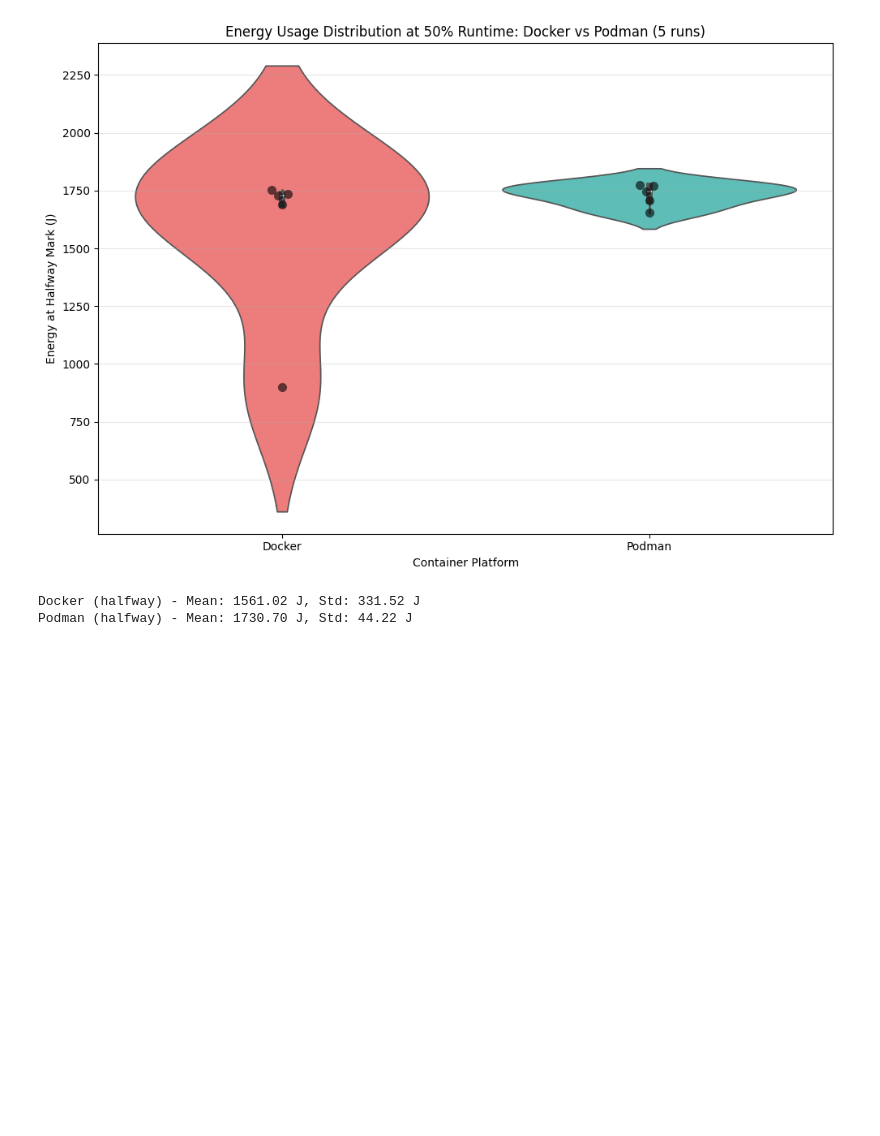
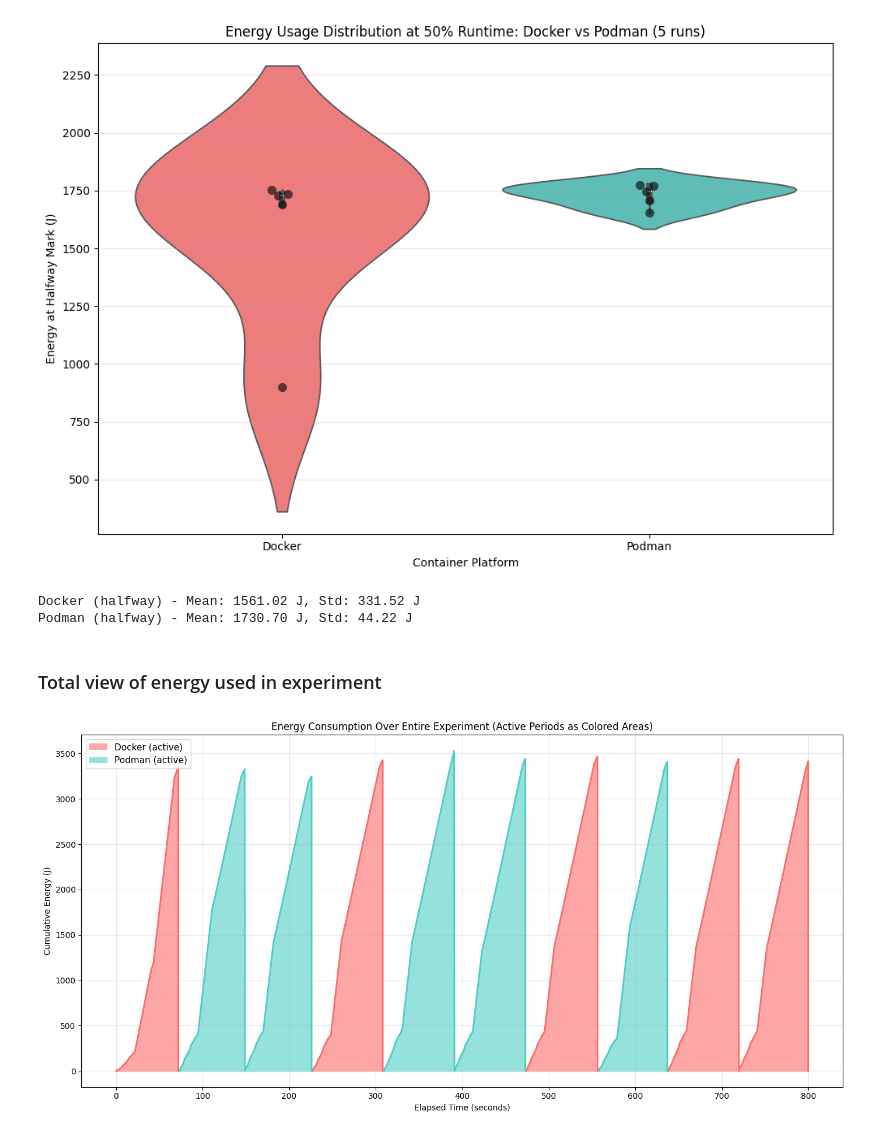
Before and after one commit to KaspervanM/course_sustainableSE-group-10-measurement, a Jupyter notebook: analysis.ipynb, the cells around one changed output. Cells and saved outputs as stored; diff of their text form; code cells hidden in the pictures; blank space fills up the shorter version.

Commit message:
add statistical tests and overview graph

```diff
--- a/analysis.ipynb
+++ b/analysis.ipynb
@@ -279,3 +279,83 @@ Passing `palette` without assigning `hue` is deprecated and will be removed in v
 [figure]
 Docker (halfway) - Mean: 1561.02 J, Std: 331.52 J
 Podman (halfway) - Mean: 1730.70 J, Std: 44.22 J
+# %% [markdown]
+### Total view of energy used in experiment
+# %%
+# Energy plot which shows overview of all experiments
+# Combine all runs with platform labels
+all_samples = []
+
+for df in docker_energy_runs:
+    df_copy = df.copy()
+    df_copy['platform'] = 'Docker'
+    all_samples.append(df_copy)
+
+for df in podman_energy_runs:
+    df_copy = df.copy()
+    df_copy['platform'] = 'Podman'
+    all_samples.append(df_copy)
+
+df_all = pd.concat(all_samples, ignore_index=True)
+
+# Normalize time across entire experiment
+min_time = df_all['Time'].min()
+max_time = df_all['Time'].max()
+df_all['elapsed_time'] = (df_all['Time'] - min_time) / 1000
+
+# Separate by platform
+docker_data = df_all[df_all['platform'] == 'Docker'].sort_values('elapsed_time').reset_index(drop=True)
+podman_data = df_all[df_all['platform'] == 'Podman'].sort_values('elapsed_time').reset_index(drop=True)
+
+# Create plot
+fig, ax = plt.subplots(figsize=(14, 7))
+
+# Plot Docker segments
+docker_segments = []
+current_segment = []
+for idx, row in docker_data.iterrows():
+    current_segment.append(row)
+    # Check if this is the last row or if there's a gap to the next
+    if idx == len(docker_data) - 1 or (docker_data.loc[idx + 1, 'elapsed_time'] - row['elapsed_time']) > 5:
+        docker_segments.append(pd.DataFrame(current_segment))
+        current_segment = []
+
+# Plot each Docker segment with vertical drop
+for segment in docker_segments:
+    segment_with_drop = pd.concat([segment, pd.DataFrame([{'elapsed_time': segment.iloc[-1]['elapsed_time'], 'cumulative_energy': 0}])], ignore_index=True)
+    ax.fill_between(segment_with_drop['elapsed_time'], 0, segment_with_drop['cumulative_energy'],
+                    color='#FF6B6B', alpha=0.6)
+    ax.plot(segment_with_drop['elapsed_time'], segment_with_drop['cumulative_energy'],
+           linewidth=2, color='#FF6B6B')
+
+# Plot Podman segments
+podman_segments = []
+current_segment = []
+for idx, row in podman_data.iterrows():
+    current_segment.append(row)
+    if idx == len(podman_data) - 1 or (podman_data.loc[idx + 1, 'elapsed_time'] - row['elapsed_time']) > 5:
+        podman_segments.append(pd.DataFrame(current_segment))
+        current_segment = []
+
+# Plot each Podman segment with vertical drop
+for segment in podman_segments:
+    segment_with_drop = pd.concat([segment, pd.DataFrame([{'elapsed_time': segment.iloc[-1]['elapsed_time'], 'cumulative_energy': 0}])], ignore_index=True)
+    ax.fill_between(segment_with_drop['elapsed_time'], 0, segment_with_drop['cumulative_energy'],
+                    color='#4ECDC4', alpha=0.6)
+    ax.plot(segment_with_drop['elapsed_time'], segment_with_drop['cumulative_energy'],
+           linewidth=2, color='#4ECDC4')
+
+# Manual legend
+from matplotlib.patches import Patch
+legend_elements = [Patch(facecolor='#FF6B6B', alpha=0.6, label='Docker (active)'),
+                  Patch(facecolor='#4ECDC4', alpha=0.6, label='Podman (active)')]
+ax.legend(handles=legend_elements, loc='best', fontsize=11)
+
+ax.set_xlabel('Elapsed Time (seconds)')
+ax.set_ylabel('Cumulative Energy (J)')
+ax.set_title('Energy Consumption Over Entire Experiment (Active Periods as Colored Areas)')
+ax.grid(True, alpha=0.3)
+plt.tight_layout()
+plt.show()
+# %% [output]
+[figure, added]
```
Also changed, not shown: parts of 1 cell of this notebook.
